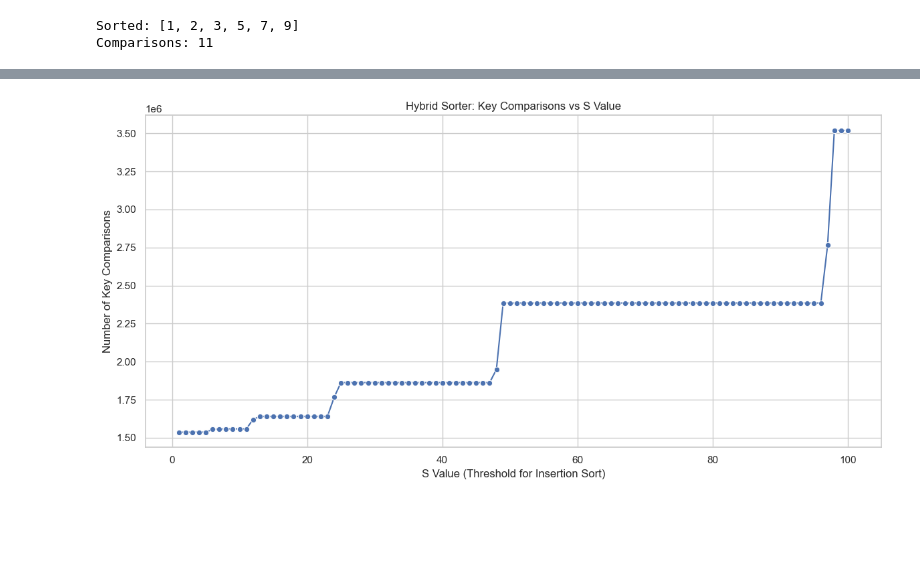
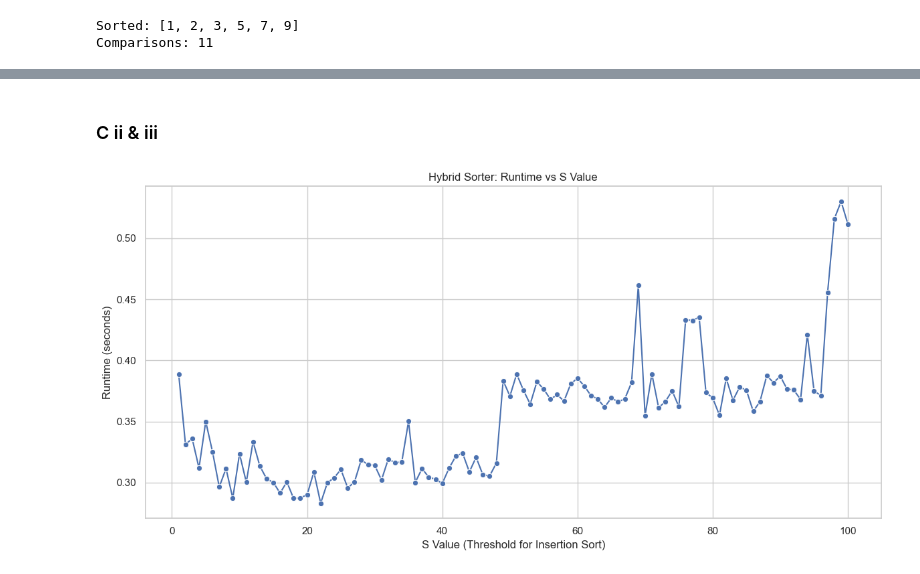
Before and after one commit to M00dler/SC2001_Lab_Team_5, a Jupyter notebook: Lab 1/Lab 1.ipynb, the cells around one changed output, grey strips where cells are left out. Drawn from its saved outputs; the diff is of its cells as text; code cells hidden in the pictures; blank space fills up the shorter version.

```diff
--- a/Lab 1/Lab 1.ipynb
+++ b/Lab 1/Lab 1.ipynb
@@ -117,33 +119,39 @@ plt.show()
-# %%
-import numpy as np
-import pandas as pd
-import seaborn as sns
-import matplotlib.pyplot as plt
-
-# --- Your hybrid sorter functions ---
-# (Assuming insert_sort, merge_sort, and merge are already defined)
-
-# --- Generate a fixed random array ---
-array_size = 100_000
-base_array = np.random.randint(1, array_size + 1, array_size).tolist()
-
-# --- Run hybrid sorter for S in range 0 to 100 ---
-results = []
-for S in range(1, 101):
-    arr_copy = base_array.copy()
-    _, comparisons = merge_sort(arr_copy, S, comp_cnt=0)
-    results.append({'S Value': S, 'Comparisons': comparisons})
-
-df = pd.DataFrame(results)
-
-# --- Plot the results ---
-sns.set(style="whitegrid")
-plt.figure(figsize=(12, 6))
-sns.lineplot(data=df, x='S Value', y='Comparisons', marker='o')
-plt.title('Hybrid Sorter: Key Comparisons vs S Value')
-plt.xlabel('S Value (Threshold for Insertion Sort)')
-plt.ylabel('Number of Key Comparisons')
-plt.tight_layout()
-plt.show()
-# %% [output]
-[figure, removed]
+# %% [markdown]
+### C ii & iii
+# %%
+import numpy as np
+import pandas as pd
+import seaborn as sns
+import matplotlib.pyplot as plt
+import time
+
+# --- Your hybrid sorter functions ---
+# (Assuming insert_sort, merge_sort, and merge are already defined)
+
+# --- Generate a fixed random array ---
+array_size = 100_000
+base_array = np.random.randint(1, array_size + 1, array_size).tolist()
+
+# --- Run hybrid sorter for S in range 1 to 100 and record runtime ---
+results = []
+for S in range(1, 101):
+    arr_copy = base_array.copy()
+    start_time = time.time()
+    merge_sort(arr_copy, S, comp_cnt=0)
+    end_time = time.time()
+    runtime = end_time - start_time
+    results.append({'S Value': S, 'Runtime (s)': runtime})
+
+df = pd.DataFrame(results)
+
+# --- Plot the results ---
+sns.set(style="whitegrid")
+plt.figure(figsize=(12, 6))
+sns.lineplot(data=df, x='S Value', y='Runtime (s)', marker='o')
+plt.title('Hybrid Sorter: Runtime vs S Value')
+plt.xlabel('S Value (Threshold for Insertion Sort)')
+plt.ylabel('Runtime (seconds)')
+plt.tight_layout()
+plt.show()
+# %% [output]
+[figure, added]
```
Also changed, not shown: parts of 5 cells of this notebook.
